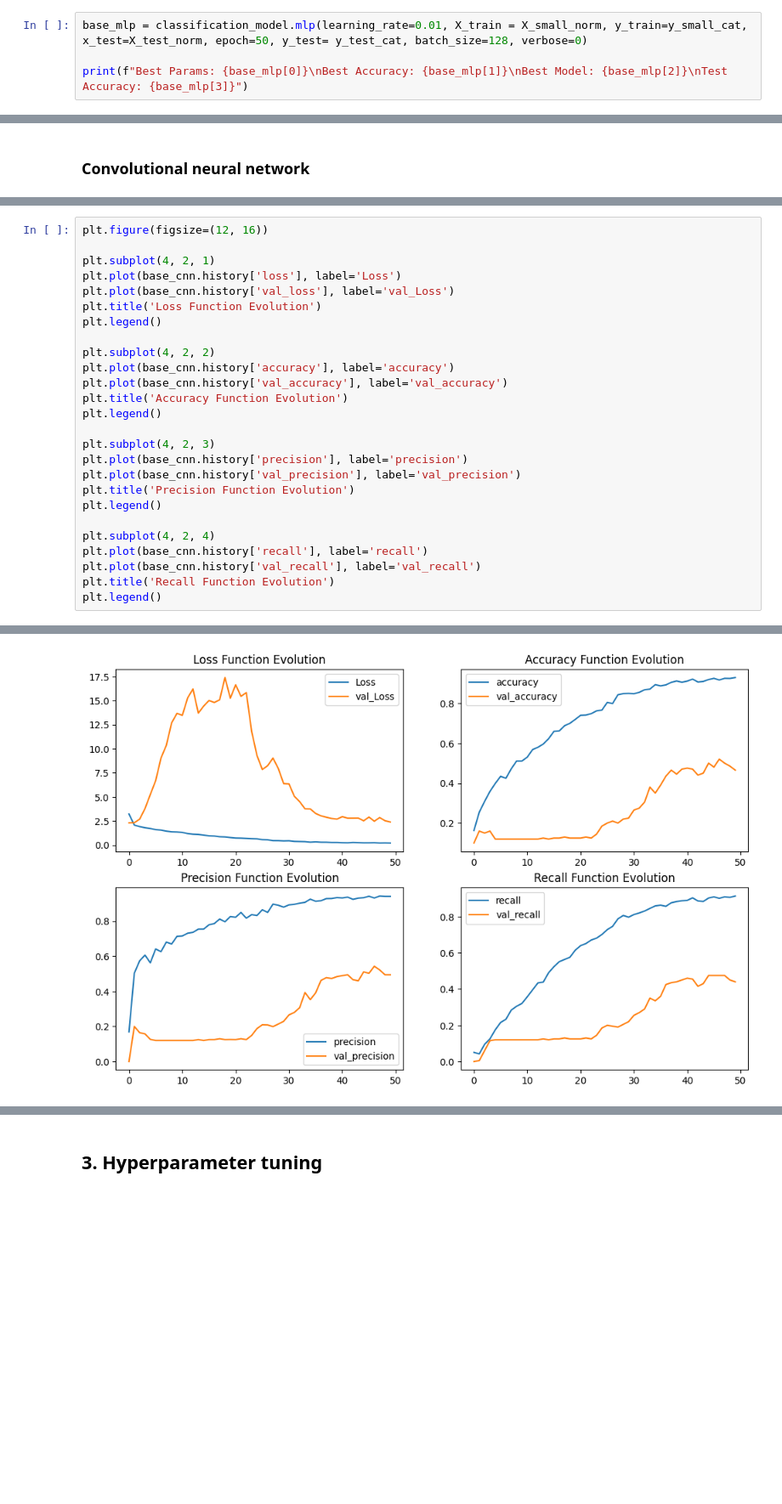
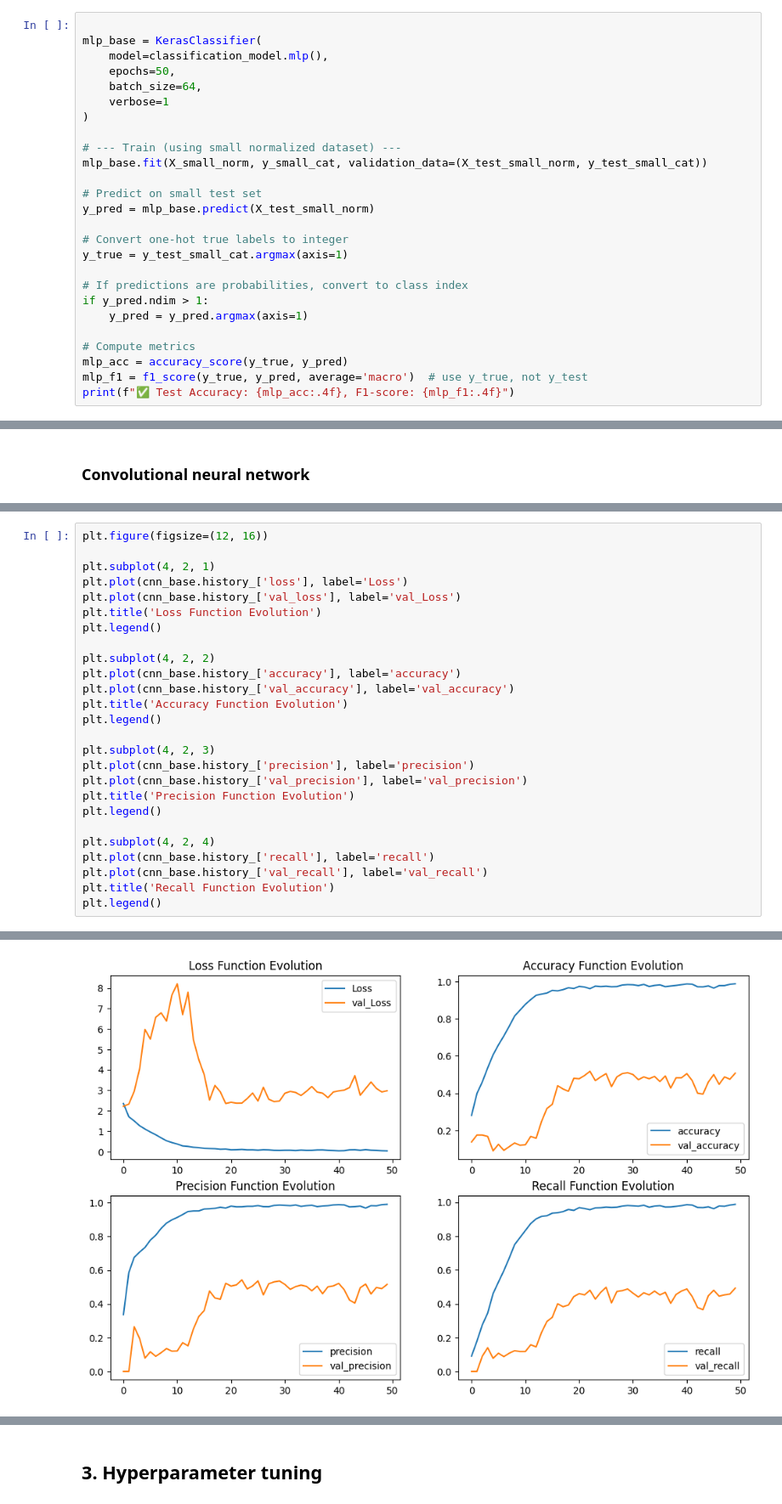
Before and after one commit to stephensusanto/MLDM, a Jupyter notebook: COMP5318-assignment2-template-notebook.ipynb, the cells around one changed output, grey strips where cells are left out. Shown at 85% size. Cells and saved outputs as stored; diff of their text form; blank space fills up the shorter version.

Commit message:
adding f1-score and tuning parameter cnn and mlp

```diff
--- a/COMP5318-assignment2-template-notebook.ipynb
+++ b/COMP5318-assignment2-template-notebook.ipynb
@@ -397,7 +376,29 @@ classification_model = ClassificationModel()
 # %% [markdown]
 ### Fully connected neural network
 # %%
-base_mlp = classification_model.mlp(learning_rate=0.01, X_train = X_small_norm, y_train=y_small_cat, x_test=X_test_norm, epoch=50, y_test= y_test_cat, batch_size=128, verbose=0)
 
-print(f"Best Params: {base_mlp[0]}\nBest Accuracy: {base_mlp[1]}\nBest Model: {base_mlp[2]}\nTest Accuracy: {base_mlp[3]}")
+mlp_base = KerasClassifier(
+    model=classification_model.mlp(),
+    epochs=50,
+    batch_size=64,
+    verbose=1
+)
+
+# --- Train (using small normalized dataset) ---
+mlp_base.fit(X_small_norm, y_small_cat, validation_data=(X_test_small_norm, y_test_small_cat))
+
+# Predict on small test set
+y_pred = mlp_base.predict(X_test_small_norm)
+
+# Convert one-hot true labels to integer
+y_true = y_test_small_cat.argmax(axis=1)
+
+# If predictions are probabilities, convert to class index
+if y_pred.ndim > 1:
+    y_pred = y_pred.argmax(axis=1)
+
+# Compute metrics
+mlp_acc = accuracy_score(y_true, y_pred)
+mlp_f1 = f1_score(y_true, y_pred, average='macro')  # use y_true, not y_test
+print(f"✅ Test Accuracy: {mlp_acc:.4f}, F1-score: {mlp_f1:.4f}")
 # %% [output]
@@ -480,32 +511,32 @@ Test Recall: 0.4551
 # %%
 plt.figure(figsize=(12, 16))
 
 plt.subplot(4, 2, 1)
-plt.plot(base_cnn.history['loss'], label='Loss')
-plt.plot(base_cnn.history['val_loss'], label='val_Loss')
+plt.plot(cnn_base.history_['loss'], label='Loss')
+plt.plot(cnn_base.history_['val_loss'], label='val_Loss')
 plt.title('Loss Function Evolution')
 plt.legend()
 
 plt.subplot(4, 2, 2)
-plt.plot(base_cnn.history['accuracy'], label='accuracy')
-plt.plot(base_cnn.history['val_accuracy'], label='val_accuracy')
+plt.plot(cnn_base.history_['accuracy'], label='accuracy')
+plt.plot(cnn_base.history_['val_accuracy'], label='val_accuracy')
 plt.title('Accuracy Function Evolution')
 plt.legend()
 
 plt.subplot(4, 2, 3)
-plt.plot(base_cnn.history['precision'], label='precision')
-plt.plot(base_cnn.history['val_precision'], label='val_precision')
+plt.plot(cnn_base.history_['precision'], label='precision')
+plt.plot(cnn_base.history_['val_precision'], label='val_precision')
 plt.title('Precision Function Evolution')
 plt.legend()
 
 plt.subplot(4, 2, 4)
-plt.plot(base_cnn.history['recall'], label='recall')
-plt.plot(base_cnn.history['val_recall'], label='val_recall')
+plt.plot(cnn_base.history_['recall'], label='recall')
+plt.plot(cnn_base.history_['val_recall'], label='val_recall')
 plt.title('Recall Function Evolution')
 plt.legend()
 # %% [output]
 <matplotlib.legend.Legend at 0x...>
-[figure, old version]
+[figure, new version]
 # %%
 # Define the labels of the dataset
 labels = ['airplane', 'automobile', 'bird', 'cat', 'deer',
```
Also changed, not shown: parts of 16 cells of this notebook.
